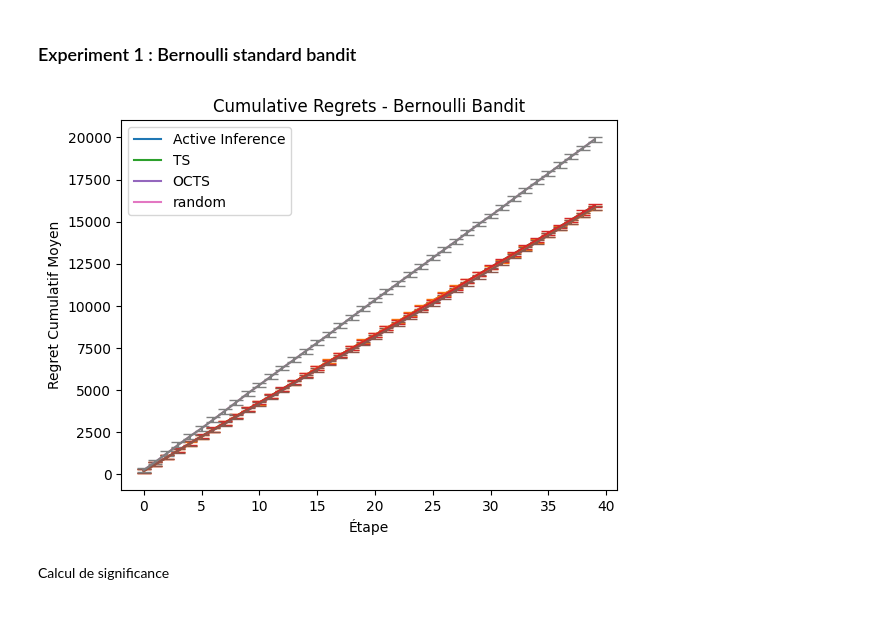
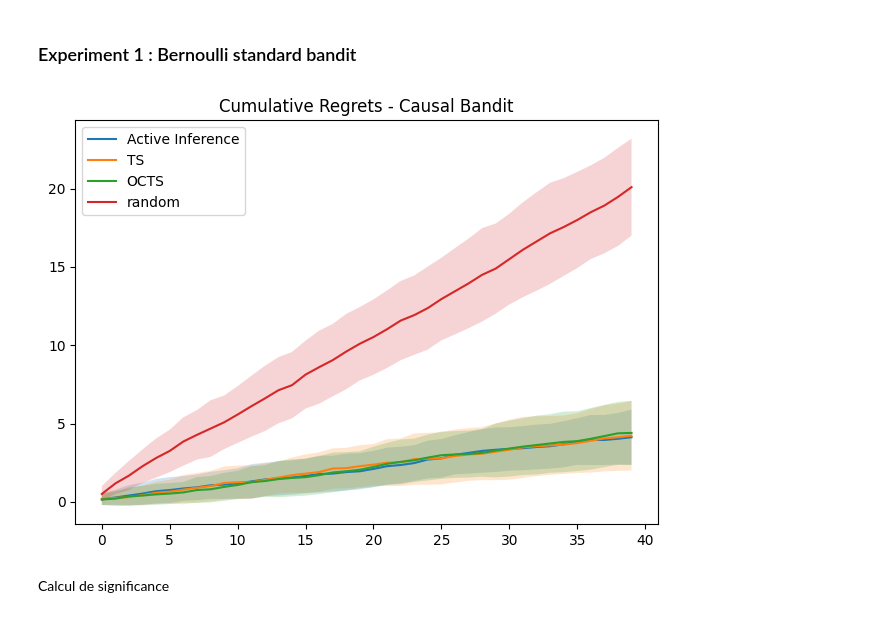
Before and after one commit to elichou/causal_simulations, a Jupyter notebook: CausalSimulationsNotebook.ipynb, the cells around one changed output. Cells and saved outputs as stored; diff of their text form; code cells hidden in the pictures.

```diff
--- a/CausalSimulationsNotebook.ipynb
+++ b/CausalSimulationsNotebook.ipynb
@@ -1661,66 +1661,47 @@ def plot_comparison_causal_estimates(actions, env, params):
 ### Experiment 1 : Bernoulli standard bandit
 # %%
 def plot_cumulative_regrets_bandit():
-    PARAMS = [0.6,0.4]
+    PARAMS = [0.9,0.1,0.6,0.4, 0.5]
     ACTIONS = [("X",0),("X",1)]
 
-    agents = [AIAgent(ACTIONS), TSAgent(ACTIONS), OCTSAgent(ACTIONS), Agent(ACTIONS)]#, AIBanditAgent(ACTIONS, 1.0)]
+    agents = [AIAgent(ACTIONS), TSAgent(ACTIONS), OCTSAgent(ACTIONS), Agent(ACTIONS)]#, AIBanditAgent(ACTIONS, PARAMS[4])]
     envs = [BernoulliBandit(PARAMS) for i in range(len(agents))]
     regrets = [[] for i in range(len(agents))]
-    cumul_reg = []
 
-    for i in (range(len(agents))):
+    for i in tqdm(range(len(agents))):
         current_agent = agents[i]
         current_env = envs[i]
+        current_regret = regrets[i]
 
         previous_action = ACTIONS[np.random.randint(2)]
-        current_cumul_reg = []
-        current_regret = []
 
-        for t in tqdm(range(1000)):
+        for t in range(1000):
             observation = current_env.reset()
             for k in range(40):
-                if i == 0:  # Supposons que 'i' est défini quelque part dans votre code
+                if (i==0):
                     action = current_agent.choose_action(observation, previous_action)
                     previous_action = action
                 else:
                     action = current_agent.choose_action(observation)
                 observation, reward, done, info = current_env.step(action)
+            current_regret.append(current_env.regrets)
 
-                # Ajouter le regret cumulatif pour cet essai
-                current_regret.append(current_env.regrets[-1])  # Supposant que current_env.regrets est mis à jour après chaque step
-                current_cumul_reg.append(np.sum(current_regret))  # Cumul des regrets jusqu'à présent
-
-        reshaped_data = np.array(current_cumul_reg).reshape(40, 1000).T  # Remarque: la forme devrait être (40, 1000), non (1000, 40)
-        _, m = reshaped_data.shape
-
-        # Calculer les moyennes et les écarts types
-        means = np.mean(reshaped_data, axis=0)
-        stds = np.std(reshaped_data, axis=0)
-
+        current_cumul_reg = np.cumsum(current_regret, axis=0)
+        _,m = np.shape(current_cumul_reg)
+        means = np.asarray([np.mean(current_cumul_reg[j, :]) for j in range(m)])
+        stds = np.asarray([np.std(current_cumul_reg[j, :]) for j in range(m)])
         x = np.arange(m)
 
-        # Tracer les moyennes
-        plt.plot(x, means, label='Moyenne')
+        plt.plot(x, means)
+        plt.fill_between(x, means - stds, means + stds, alpha = 0.2, label='_nolegend_')
 
-        # Ajouter les barres d'erreur pour les écarts types
-        plt.errorbar(x, means, yerr=stds, capsize=5, label='Écart type')
-
-        # Ajouter les titres et les labels
-        plt.title("Moyennes et Écarts Types par Étape")
-        plt.xlabel("Étape")
-        plt.ylabel("Regret Cumulatif Moyen")
-
-
-        # Afficher le graphique
-
-
-    plt.legend(['Active Inference',  'TS', 'OCTS',  'random'])
-    plt.title('Cumulative Regrets - Bernoulli Bandit')
+    plt.legend(['Active Inference',  'TS', 'OCTS',  'random', 'AI Bandit'])
+    plt.title('Cumulative Regrets - Causal Bandit')
+    plt.tight_layout()
 
 plot_cumulative_regrets_bandit()
 # %% [output]
-[figure, old version]
+[figure, new version]
 # %% [markdown]
 Calcul de significance
 # %%
```
Also changed, not shown: parts of 23 cells of this notebook, 4 other files.
